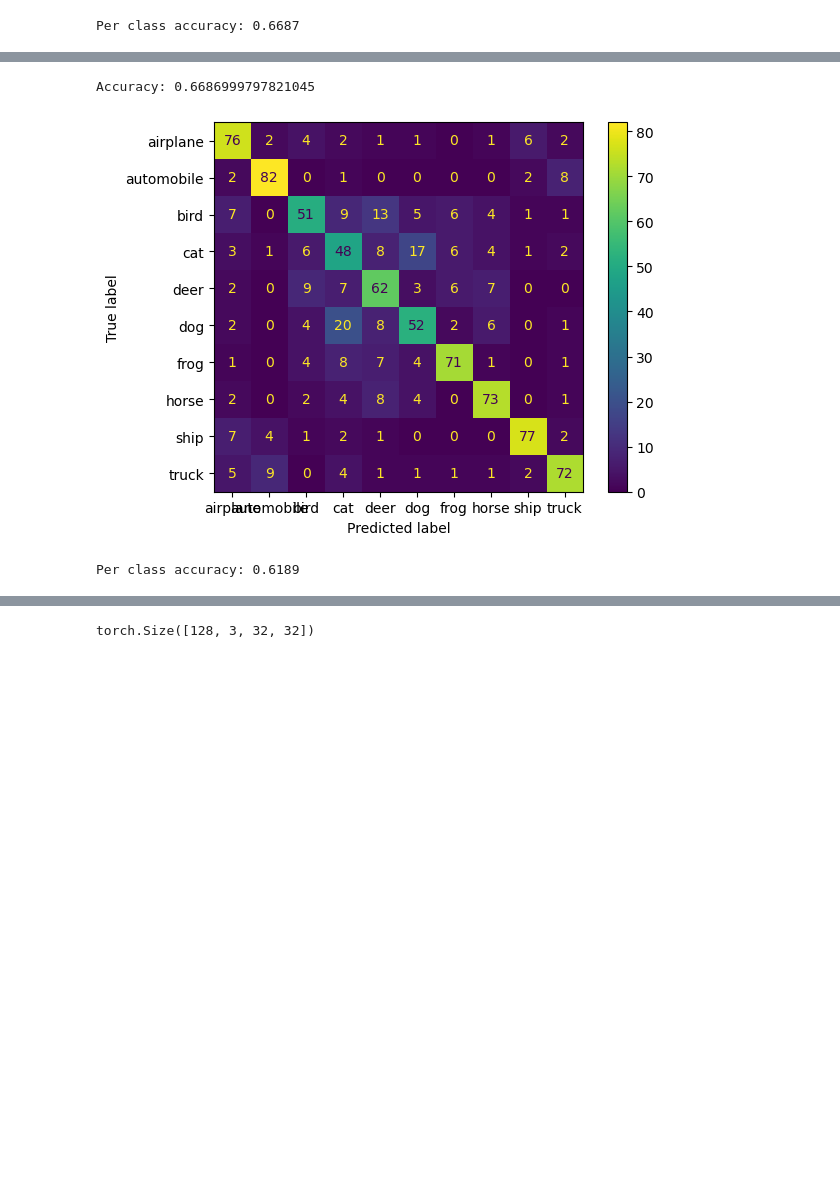
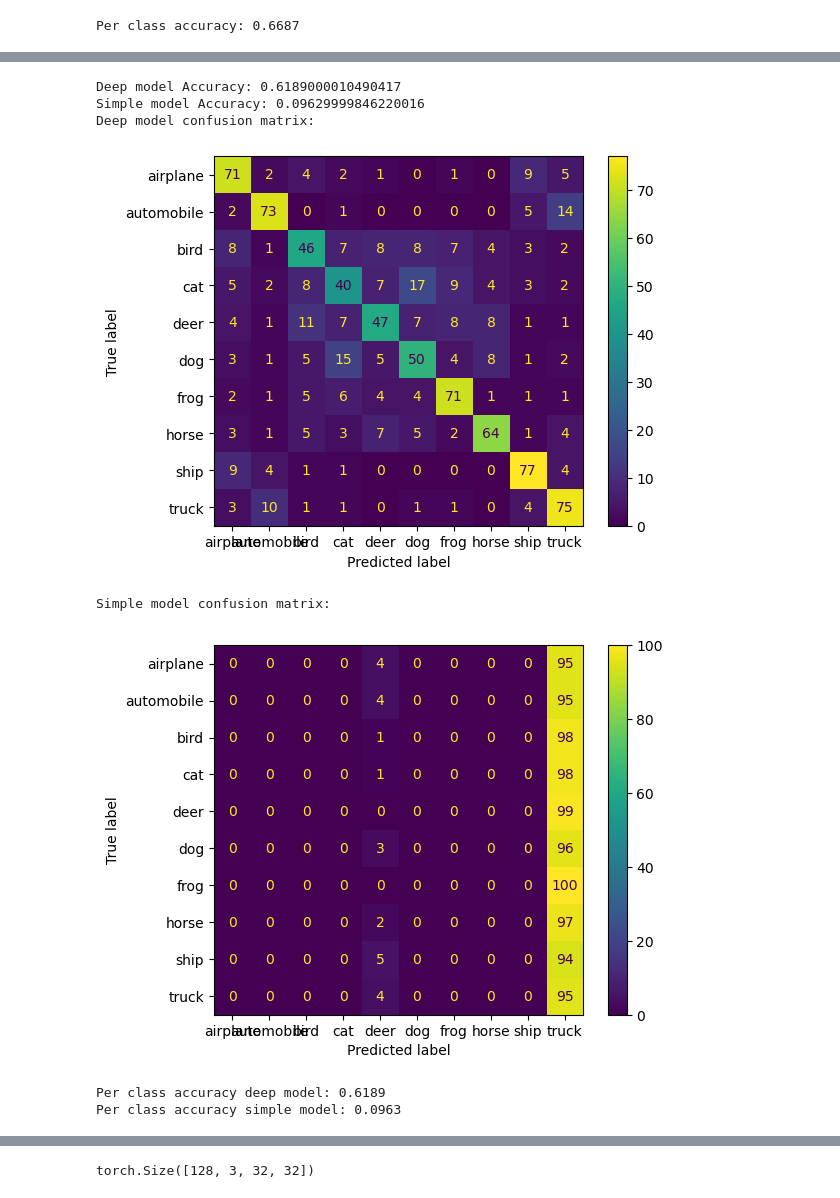
Before and after one commit to eledaveri/DLALabs, a Jupyter notebook: Lab4/Lab4_OOD_2025.ipynb, the cells around one changed output, grey strips where cells are left out. Cells and saved outputs as stored; diff of their text form; code cells hidden in the pictures; blank space fills up the shorter version.

```diff
--- a/Lab4/Lab4_OOD_2025.ipynb
+++ b/Lab4/Lab4_OOD_2025.ipynb
@@ -300,5 +350,5 @@ if load_resnet:
 # %%
-#here we test the model on test data collecting all predictions
+#test the model on test data collecting all predictions
 model.eval()
 y_gt, y_pred = [], []
 for it, data in enumerate (testloader):
@@ -309,30 +359,64 @@ for it, data in enumerate (testloader):
 
     y_pred.append(yp.argmax(1))
     y_gt.append(y)
+
+simple_model.eval()
+y_gt_s, y_pred_s = [], []
+for it, data in enumerate (testloader):
+    xs, ys = data
+    xs, ys = xs.to(device), ys.to(device)
+
+    yps = simple_model(xs)
+    y_pred_s.append(yps.argmax(1))
+    y_gt_s.append(ys)
 # %%
-#Here we look at accuracy and confusion matrix
-y_pred_t = torch.cat(y_pred)
+# Compute accuracy and confusion matrix
+y_pred_t = torch.cat(y_pred) #Deep CNN
 y_gt_t = torch.cat(y_gt)
 
+y_pred_s_t = torch.cat(y_pred_s) #Simple CNN
+y_gt_s_t = torch.cat(y_gt_s)
+
 accuracy = sum(y_pred_t == y_gt_t)/len(y_gt_t)
-print(f'Accuracy: {accuracy}')
+accuracy_s = sum(y_pred_s_t == y_gt_s_t)/len(y_gt_s_t)
+print(f'Deep model Accuracy: {accuracy}')
+print(f'Simple model Accuracy: {accuracy_s}')
 
-cm = metrics.confusion_matrix(y_gt_t.cpu(), y_pred_t.cpu())
+cm = metrics.confusion_matrix(y_gt_t.cpu(), y_pred_t.cpu()) # confusion matrix
+cm_s = metrics.confusion_matrix(y_gt_s_t.cpu(), y_pred_s_t.cpu()) # confusion matrix simple model
+cmn = cm.astype(np.float32)
+cmn/=cmn.sum(1) # row-wise sum
+cmn_s = cm_s.astype(np.float32)
+cmn_s/=cmn_s.sum(1) # row-wise sum simple model
 
-cmn = cm.astype(np.float32)
-cmn/=cmn.sum(1)
-
+print("Deep model confusion matrix:")
 cmn = (100*cmn).astype(np.int32)
 disp = metrics.ConfusionMatrixDisplay(cmn, display_labels=testset.classes)
 disp.plot()
 plt.show()
+
+print("Simple model confusion matrix:")
+cmn_s = (100*cmn_s).astype(np.int32)
+disp_s = metrics.ConfusionMatrixDisplay(cmn_s, display_labels=testset.classes)
+disp_s.plot()
+plt.show()
 # %% [output]
-Accuracy: 0.6686999797821045
+Deep model Accuracy: 0.6189000010490417
+Simple model Accuracy: 0.09629999846220016
+Deep model confusion matrix:
-[figure, old version]
+[figure, new version]
+Simple model confusion matrix:
+[figure, added]
 # %%
+# Compute per-class accuracy from confusion matrix
 cmn = cm.astype(np.float32)
 cmn/=cmn.sum(1)
-print(f'Per class accuracy: {np.diag(cmn).mean():.4f}')
+print(f'Per class accuracy deep model: {np.diag(cmn).mean():.4f}')
+
+cmn_s = cm_s.astype(np.float32)
+cmn_s/=cmn_s.sum(1)
+print(f'Per class accuracy simple model: {np.diag(cmn_s).mean():.4f}')
 # %% [output]
-Per class accuracy: 0.6189
+Per class accuracy deep model: 0.6189
+Per class accuracy simple model: 0.0963
 # %%
```
Also changed, not shown: parts of 35 cells of this notebook, 2 other files.
